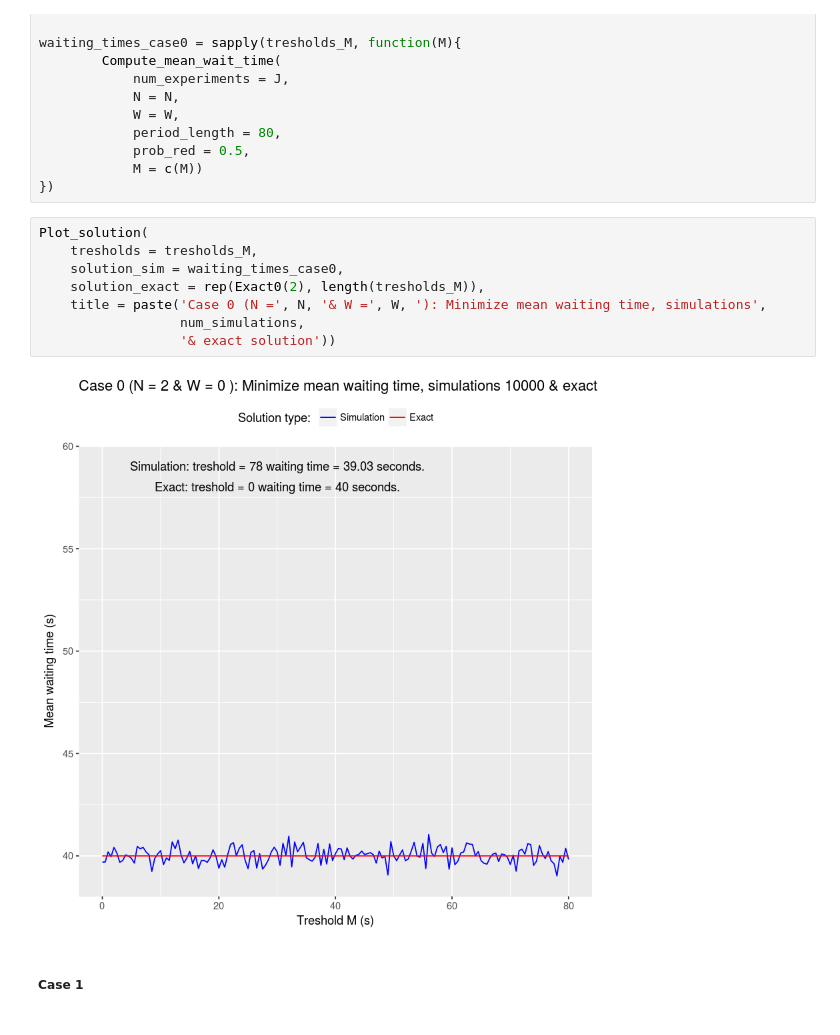
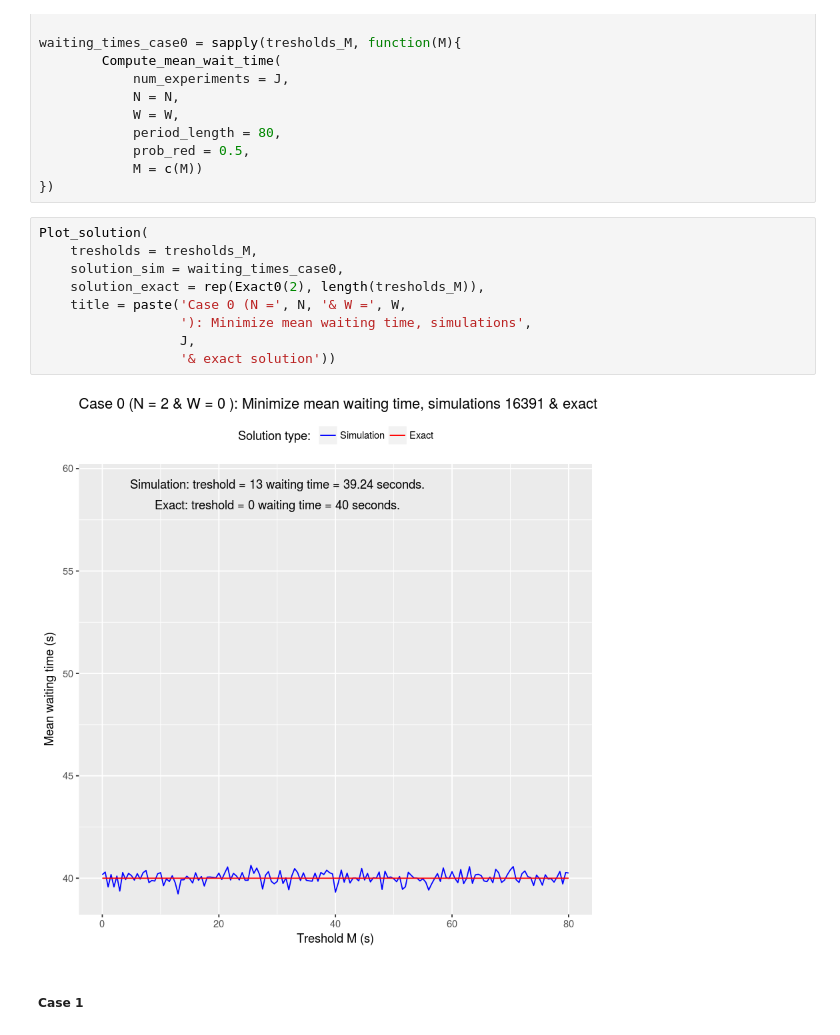
Before and after one commit to yurimejia/waiting_times, a Jupyter notebook: problem_3.ipynb, the cells around one changed output. Saved outputs shown, nothing was run; the diff lists cells and outputs as text.

Commit message:
Run problems 1 and 3 to display all plots.

```diff
--- a/problem_3.ipynb
+++ b/problem_3.ipynb
@@ -299,13 +299,14 @@ waiting_times_case0 = sapply(tresholds_M, function(M){
 # %%
 Plot_solution(
     tresholds = tresholds_M,
     solution_sim = waiting_times_case0,
     solution_exact = rep(Exact0(2), length(tresholds_M)),
-    title = paste('Case 0 (N =', N, '& W =', W, '): Minimize mean waiting time, simulations',
-                  num_simulations,
+    title = paste('Case 0 (N =', N, '& W =', W,
+                  '): Minimize mean waiting time, simulations',
+                  J,
                   '& exact solution'))
 # %% [output]
-[figure, old version]
+[figure, new version]
 # %% [markdown]
 ##### Case 1
 # %%
```
Also changed, not shown: parts of 2 cells of this notebook, 1 other file.
